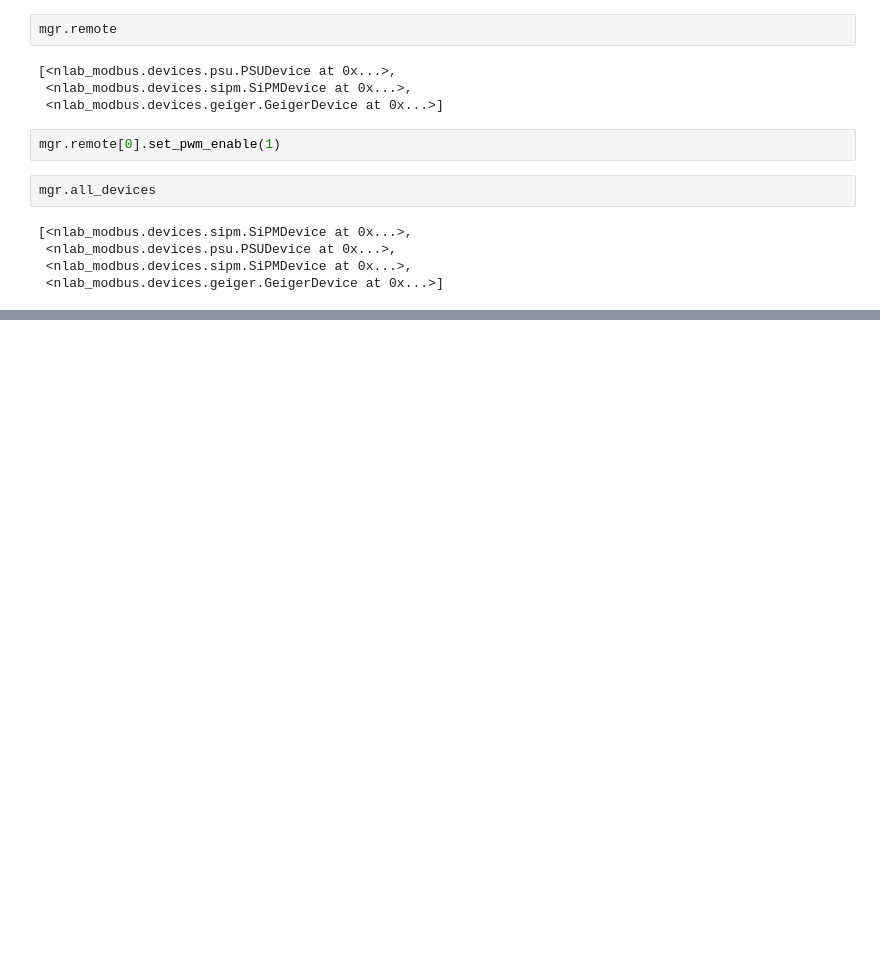
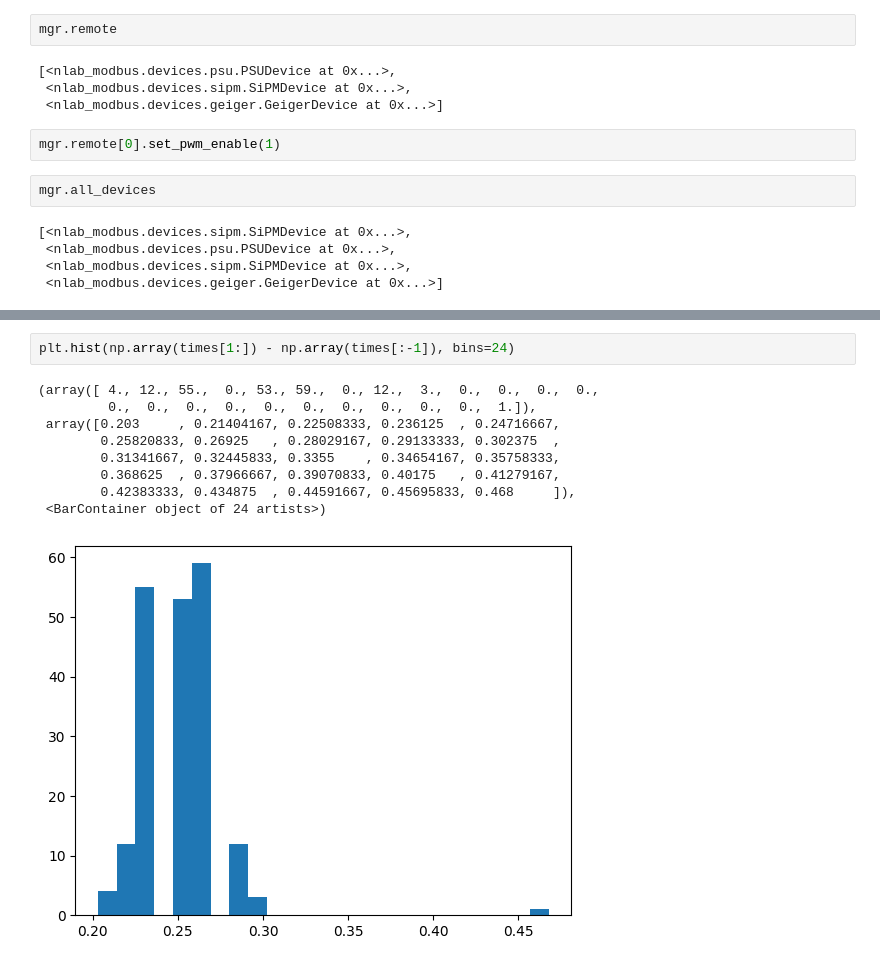
Before and after one commit to nucliflare/nlab-modbus, a Jupyter notebook: scripts/device_test.ipynb, the cells around one changed output, grey strips where cells are left out. Drawn from its saved outputs; the diff is of its cells as text; blank space fills up the shorter version.

```diff
--- a/scripts/device_test.ipynb
+++ b/scripts/device_test.ipynb
@@ -57,0 +124,12 @@ mgr.all_devices
+# %%
+plt.hist(np.array(times[1:]) - np.array(times[:-1]), bins=24)
+# %% [output]
+(array([ 4., 12., 55.,  0., 53., 59.,  0., 12.,  3.,  0.,  0.,  0.,  0.,
+         0.,  0.,  0.,  0.,  0.,  0.,  0.,  0.,  0.,  0.,  1.]),
+ array([0.203     , 0.21404167, 0.22508333, 0.236125  , 0.24716667,
+        0.25820833, 0.26925   , 0.28029167, 0.29133333, 0.302375  ,
+        0.31341667, 0.32445833, 0.3355    , 0.34654167, 0.35758333,
+        0.368625  , 0.37966667, 0.39070833, 0.40175   , 0.41279167,
+        0.42383333, 0.434875  , 0.44591667, 0.45695833, 0.468     ]),
+ <BarContainer object of 24 artists>)
+[figure, added]
```
Also changed, not shown: parts of 11 cells of this notebook, 3 other files.
